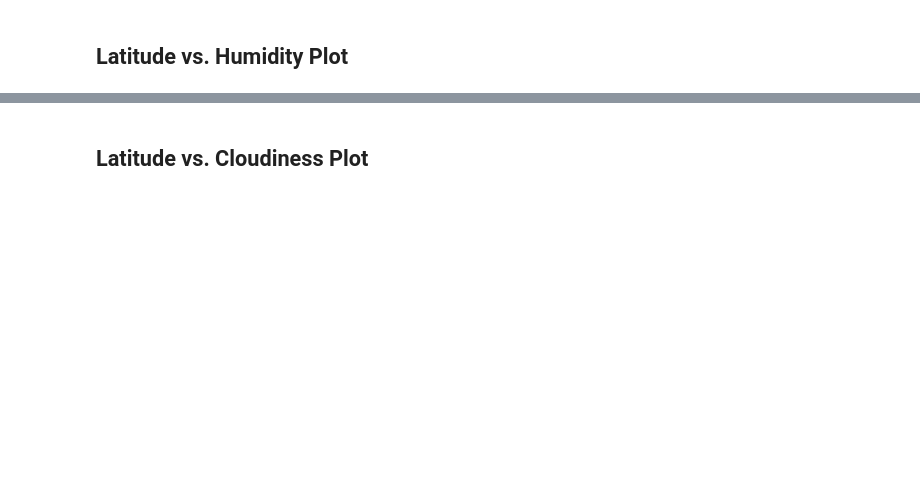
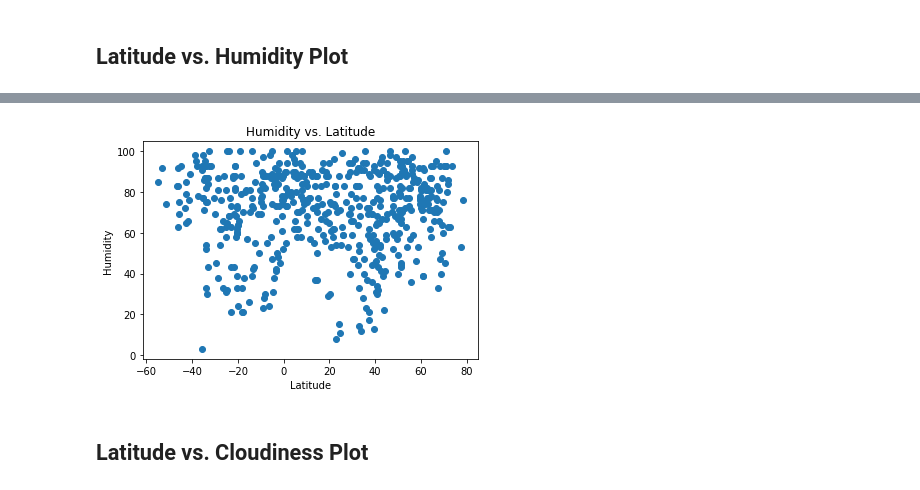
Before and after one commit to kpessa/api-challenge, a Jupyter notebook: WeatherPy.ipynb, the cells around one changed output, grey strips where cells are left out. Cells and saved outputs as stored; diff of their text form; code cells hidden in the pictures; blank space fills up the shorter version.

```diff
--- a/WeatherPy.ipynb
+++ b/WeatherPy.ipynb
@@ -260,2 +163,11 @@ Int64Index([], dtype='int64')
+# %%
+plt.scatter(df['Lat'],df['Humidity'])
+plt.xlabel("Latitude")
+plt.ylabel("Humidity")
+plt.title("Humidity vs. Latitude")
+plt.savefig("output_data/humidity_vs_latitude.png")
+plt.show()
+# %% [output]
+[figure, added]
 # %% [markdown]
 ## Latitude vs. Cloudiness Plot
```
Also changed, not shown: parts of 41 cells of this notebook, 8 other files.
